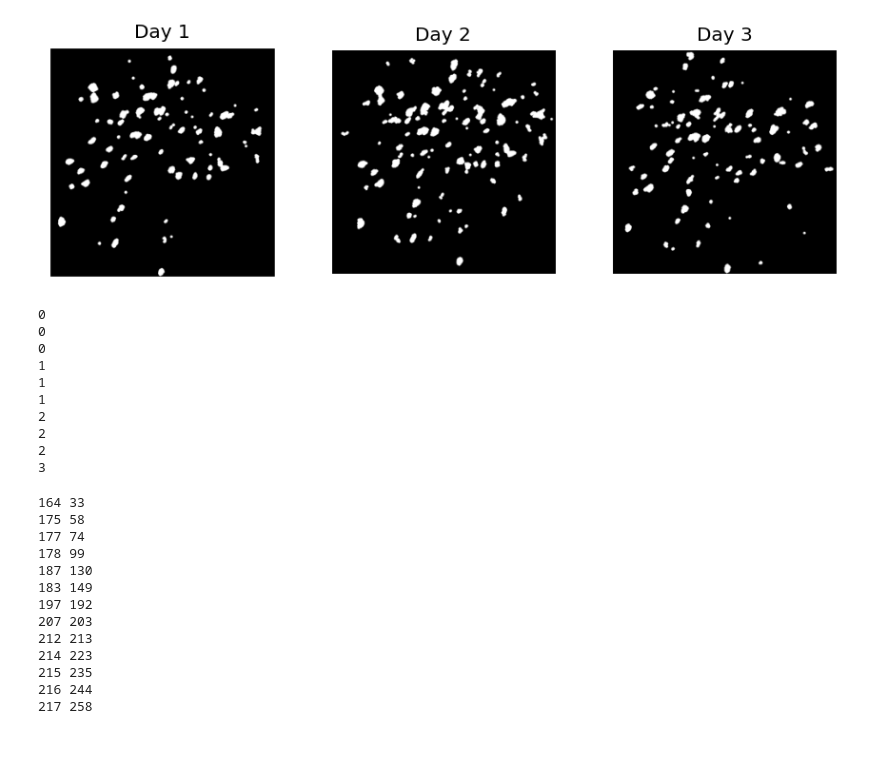
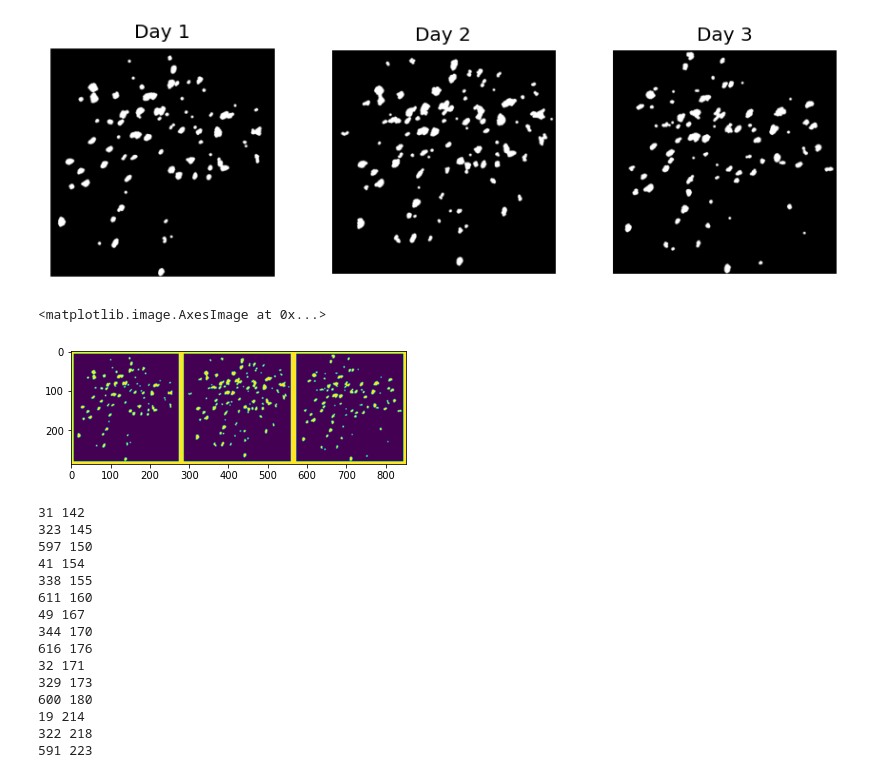
Before and after one commit to mmgrayCHEME599/CHEME599_Brain, a Jupyter notebook: Tracking_Workflow.ipynb, the cells around one changed output. Cells and saved outputs as stored; diff of their text form; code cells hidden in the pictures; blank space fills up the shorter version.

Commit message:
added multi-image support

```diff
--- a/Tracking_Workflow.ipynb
+++ b/Tracking_Workflow.ipynb
@@ -38,24 +36,9 @@ cv2.destroyAllWindows()
-# %%
-a=0;
-b=0;
-for i in range(10):
-
-    if b>2:
-        a=a+1
-        b=0
-    print(str(a))
-    b=b+1
-# %% [output]
-0
-0
-0
-1
-1
-1
-2
-2
-2
-3
+# %%
+im=np.hstack((img1, img2, img3))
+plt.imshow(im)
+# %% [output]
+<matplotlib.image.AxesImage at 0x...>
+[figure, added]
 # %%
 def draw_circle(event,x,y,flags,param):
     global mouseX,mouseY
@@ -67,12 +50,13 @@ def draw_circle(event,x,y,flags,param):
         mouseX,mouseY = x,y
 # %%
-img1=gray2rgb(img1)
+im=gray2rgb(im)
 cv2.namedWindow('image1')
 cv2.setMouseCallback('image1',draw_circle)
 flag1=0
 a=0;
+b=1;
 while(flag1<1):
-    cv2.imshow('image1',img1)
+    cv2.imshow('image1',im)
     k = cv2.waitKey(20) & 0xFF
     if k == 27:
         flag1=1
@@ -88,16 +72,18 @@ while(flag1<1):
 
 cv2.destroyAllWindows()
 # %% [output]
-164 33
-175 58
-177 74
-178 99
-187 130
-183 149
-197 192
-207 203
-212 213
-214 223
-215 235
-216 244
-217 258
+31 142
+323 145
+597 150
+41 154
+338 155
+611 160
+49 167
+344 170
+616 176
+32 171
+329 173
+600 180
+19 214
+322 218
+591 223
```
Also changed, not shown: parts of 2 cells of this notebook.
